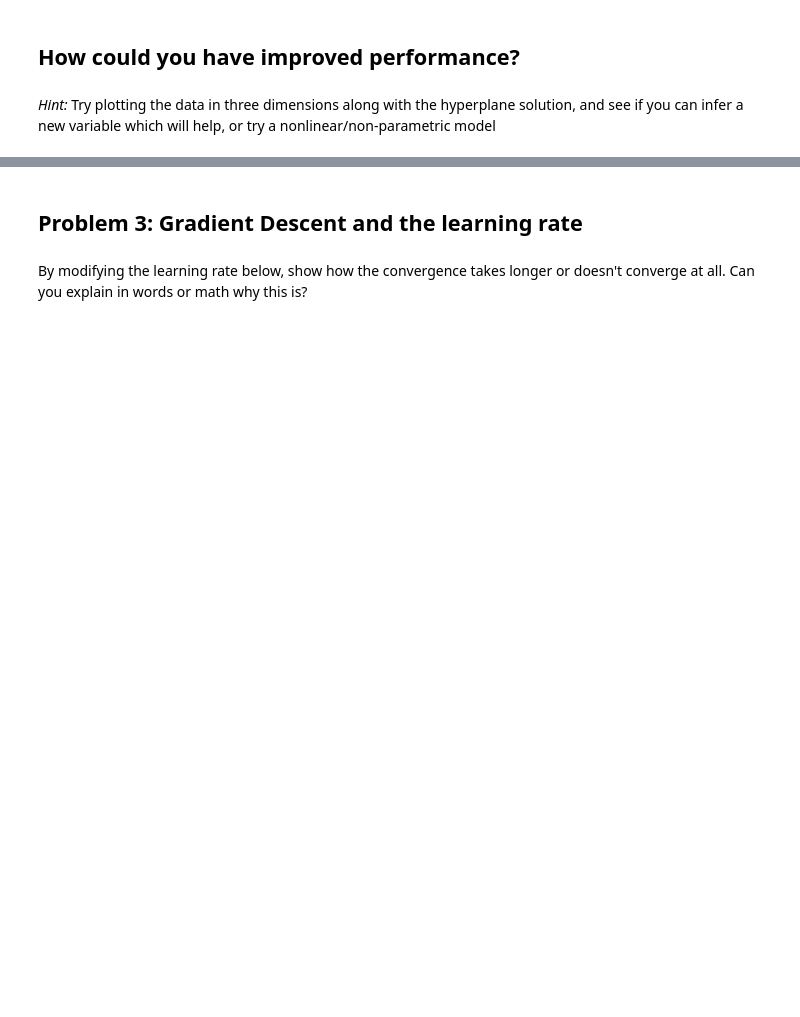
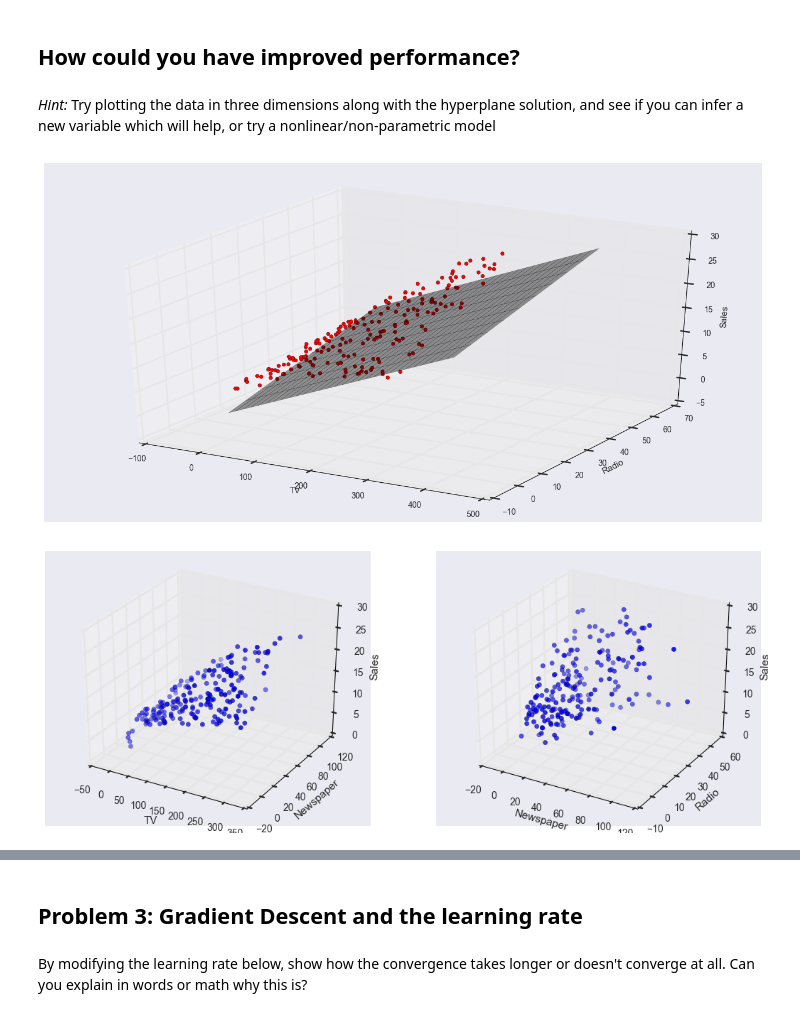
Before and after one commit to Columbia-Intro-Data-Science/python-introduction-ads2206, a Jupyter notebook: Homework 1 - Github and Pandas.ipynb, the cells around one changed output, grey strips where cells are left out. Cells and saved outputs as stored; diff of their text form; code cells hidden in the pictures; blank space fills up the shorter version.

```diff
--- a/Homework 1 - Github and Pandas.ipynb
+++ b/Homework 1 - Github and Pandas.ipynb
@@ -127,0 +253,13 @@ h) What can you conclude from g) - can you think of a way to interpret the resul
+# %%
+from sklearn import preprocessing
+
+X_norm = preprocessing.normalize(X)
+
+# split data now with our normalized data
+y_train, y_test, X_train, X_test = \
+sklearn.model_selection.train_test_split(y, X, test_size=.8)
+
+regr_norm = LinearRegression()
+regr_norm.fit(X_train,y_train)
+
+print regr_norm.coef_
@@ -134,0 +275,44 @@ a new variable which will help, or try a nonlinear/non-parametric model
+# %%
+from mpl_toolkits.mplot3d import axes3d
+import matplotlib.pyplot as plt
+fig = plt.figure(figsize=(16, 8))
+
+axes = fig.add_subplot(1,1,1, projection='3d')
+x = numpy.linspace(0, 400, 30)
+y = numpy.linspace(0, 60,10)
+x, y = numpy.meshgrid(x,y)
+
+# return numpy array
+data = pd.core.frame.DataFrame({'TV':x.ravel(), 'Radio':y.ravel()})
+
+axes.scatter(df['TV'], df['Radio'], df['Sales'], c='r', marker='o', alpha=1)
+
+axes.set_xlabel('TV')
+axes.set_ylabel('Radio')
+axes.set_zlabel('Sales')
+
+# lets remove newspaper coefficient
+hyp_plane = regr_norm.coef_[0] * x + regr_norm.coef_[1] * y
+
+axes.plot_surface(x,y, hyp_plane, rstride=1, \
+                  cstride=1, color='black', alpha=0.4)
+
+
+fig = plt.figure(figsize=(13, 5))
+
+axes = fig.add_subplot(1,2,1, projection='3d')
+axes.scatter(df.TV, df.Newspaper, df.Sales)
+axes.set_xlabel('TV')
+axes.set_ylabel('Newspaper')
+axes.set_zlabel('Sales')
+
+axes = fig.add_subplot(1,2,2, projection='3d')
+axes.scatter(df.Newspaper, df.Radio, df.Sales)
+axes.set_xlabel('Newspaper')
+axes.set_ylabel('Radio')
+axes.set_zlabel('Sales')
+
+plt.show()
+# %% [output]
+[figure, added]
+[figure, added]
```
Also changed, not shown: parts of 35 cells of this notebook.
